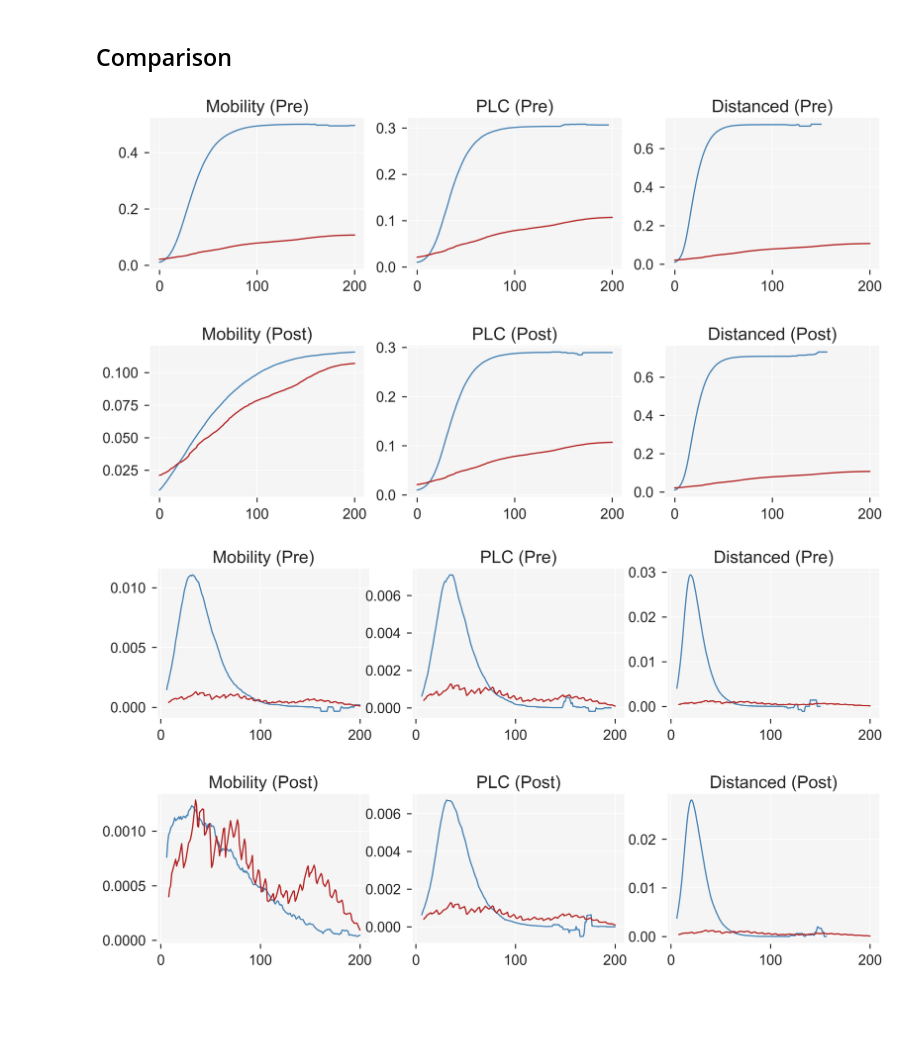
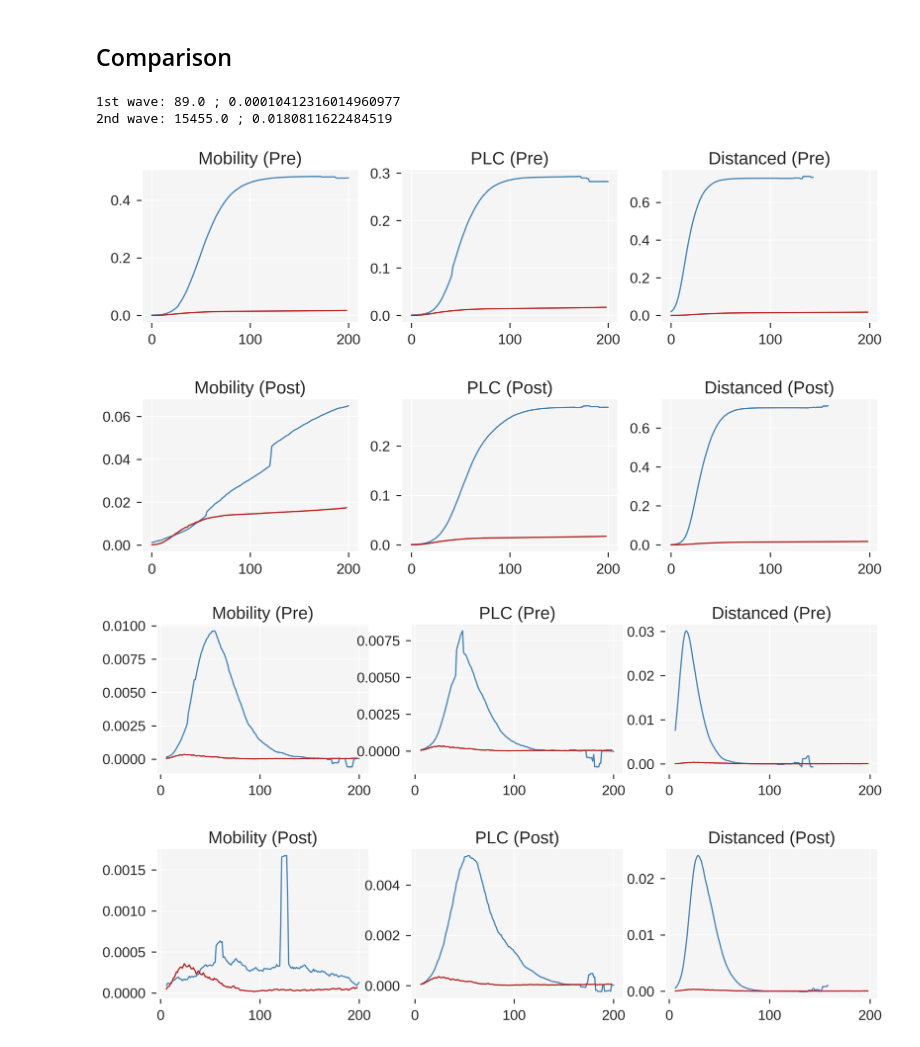
Before and after one commit to leo-pfeiffer/epi-sim, a Jupyter notebook: lib/experiments/4_model_validation.ipynb, the cells around one changed output. Cells and saved outputs as stored; diff of their text form; code cells hidden in the pictures; blank space fills up the shorter version.

```diff
--- a/lib/experiments/4_model_validation.ipynb
+++ b/lib/experiments/4_model_validation.ipynb
@@ -71,11 +71,8 @@ def get_data_after_date(df, date: str, max_time=MAX_TIME):
 
 
 def tranform_case_counts(df):
-    # first_val = df.loc[0, 'Total cases']
     first_val = 0
-    new_cases = df['Total cases'].diff().fillna(first_val).values.tolist()
-
-    df['New cases'] = new_cases
+    df['New cases'] = df['Total cases'].diff().fillna(first_val).values.tolist()
 
     return df.copy()
 
@@ -193,5 +191,20 @@ second_wave = make_new_haven_covid(start_date='2020-11-01')
+# %%
+print(f"1st wave: {first_wave.loc[0, 'Total cases']} ; {first_wave.loc[0, 'Total cases'] / POPULATION}")
+print(f"2nd wave: {second_wave.loc[0, 'Total cases']} ; {second_wave.loc[0, 'Total cases'] / POPULATION}")
+# %% [output]
+1st wave: 89.0 ; 0.00010412316014960977
+2nd wave: 15455.0 ; 0.0180811622484519
 # %%
-def comparison_plot(wave_df, model_func, empirical_func):
+def comparison_plot(which, model_func, empirical_func):
+
+    if which == 'first':
+        wave_df = make_new_haven_covid(start_date='2020-03-15')
+    elif which == 'second':
+        wave_df = make_new_haven_covid(start_date='2020-10-15')
+    else:
+        raise ValueError('which must be \'first\' or \'second\'.')
+
+
     matplotlib.style.use('seaborn')
     matplotlib.rcParams['figure.dpi'] = 300
     seaborn.set_context('notebook', font_scale=1.5)
@@ -202,31 +215,31 @@ def comparison_plot(wave_df, model_func, empirical_func):
     x, y = empirical_func(wave_df)
 
     data = [
-        {'name': 'seir_mobility_pre_validation', 'title': 'Mobility (Pre)'},
-        {'name': 'seir_plc_pre_validation', 'title': 'PLC (Pre)'},
-        {'name': 'seir_distanced_pre_validation', 'title': 'Distanced (Pre)'},
+        {'name': 'seir_mobility_pre', 'title': 'Mobility (Pre)'},
+        {'name': 'seir_plc_pre', 'title': 'PLC (Pre)'},
+        {'name': 'seir_distanced_pre', 'title': 'Distanced (Pre)'},
 
-        {'name': 'seir_mobility_post_validation', 'title': 'Mobility (Post)'},
-        {'name': 'seir_plc_post_validation', 'title': 'PLC (Post)'},
-        {'name': 'seir_distanced_post_validation', 'title': 'Distanced (Post)'},
+        {'name': 'seir_mobility_post', 'title': 'Mobility (Post)'},
+        {'name': 'seir_plc_post', 'title': 'PLC (Post)'},
+        {'name': 'seir_distanced_post', 'title': 'Distanced (Post)'},
     ]
 
     for ax, d in zip([*r1, *r2], data):
-        ax.plot(*model_func(d['name'], MAX_TIME), color='steelblue')
+        ax.plot(*model_func(which, d['name'], MAX_TIME), color='steelblue')
         ax.plot(x, y, color='firebrick')
         ax.set_facecolor('#F5F5F5')
         ax.set_title(d['title'], fontsize=20)
-        # ax.set_yscale('log')
+        #ax.set_yscale('log')
 
     plt.subplots_adjust(hspace=0.5)
     # plt.savefig(GRAPHICS + '/comparison-network-metrics.png', bbox_inches="tight")
     plt.show()
 # %%
-comparison_plot(second_wave, model_tc, empirical_tc)
+comparison_plot('first', model_tc, empirical_tc)
 # %% [output]
-[figure, old version]
+[figure, new version]
 # %%
-comparison_plot(second_wave, model_nc_smooth, empirical_nc_smooth)
+comparison_plot('first', model_nc_smooth, empirical_nc_smooth)
 # %% [output]
-[figure, old version]
+[figure, new version]
 # %%
```
Also changed, not shown: parts of 5 cells of this notebook, 1 other file.
